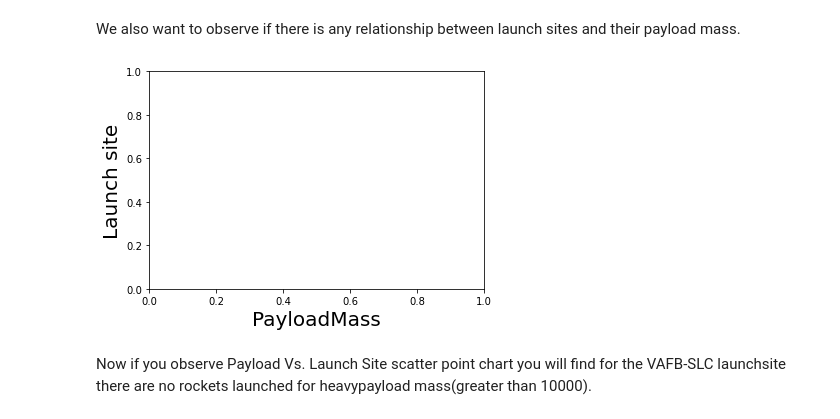
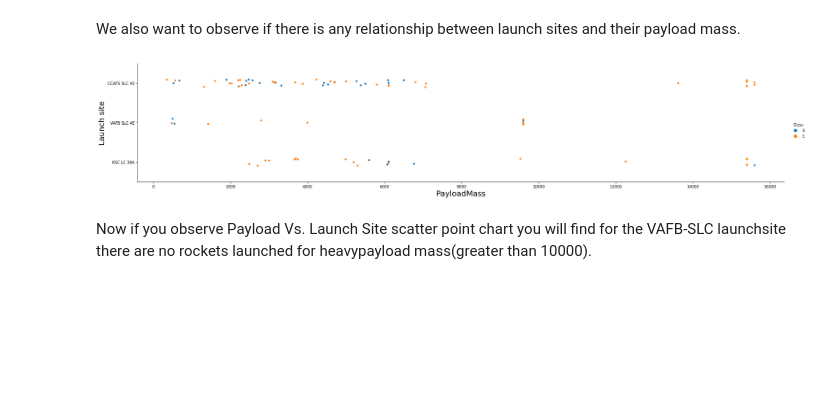
Before and after one commit to asiyanoorain/machine-learning, a Jupyter notebook: EDA PANDAS.ipynb, the cells around one changed output. Cells and saved outputs as stored; diff of their text form; code cells hidden in the pictures; blank space fills up the shorter version.

```diff
--- a/EDA PANDAS.ipynb
+++ b/EDA PANDAS.ipynb
@@ -98,12 +98,12 @@ Now try to explain the patterns you found in the Flight Number vs. Launch Site s
 # %% [markdown]
 We also want to observe if there is any relationship between launch sites and their payload mass.
 # %%
-#sns.catplot(y="LaunchSite", x="PayloadMass", hue="Class", data=df, aspect = 5)
+sns.catplot(y="LaunchSite", x="PayloadMass", hue="Class", data=df, aspect = 5)
 plt.xlabel("PayloadMass",fontsize=20)
 plt.ylabel("Launch site",fontsize=20)
 plt.show()
 # %% [output]
-[figure, old version]
+[figure, new version]
 # %% [markdown]
 Now if you observe Payload Vs. Launch Site scatter point chart you will find for the VAFB-SLC  launchsite there are no  rockets  launched for  heavypayload mass(greater than 10000).
 # %% [markdown]
```
Also changed, not shown: parts of 1 cell of this notebook.
